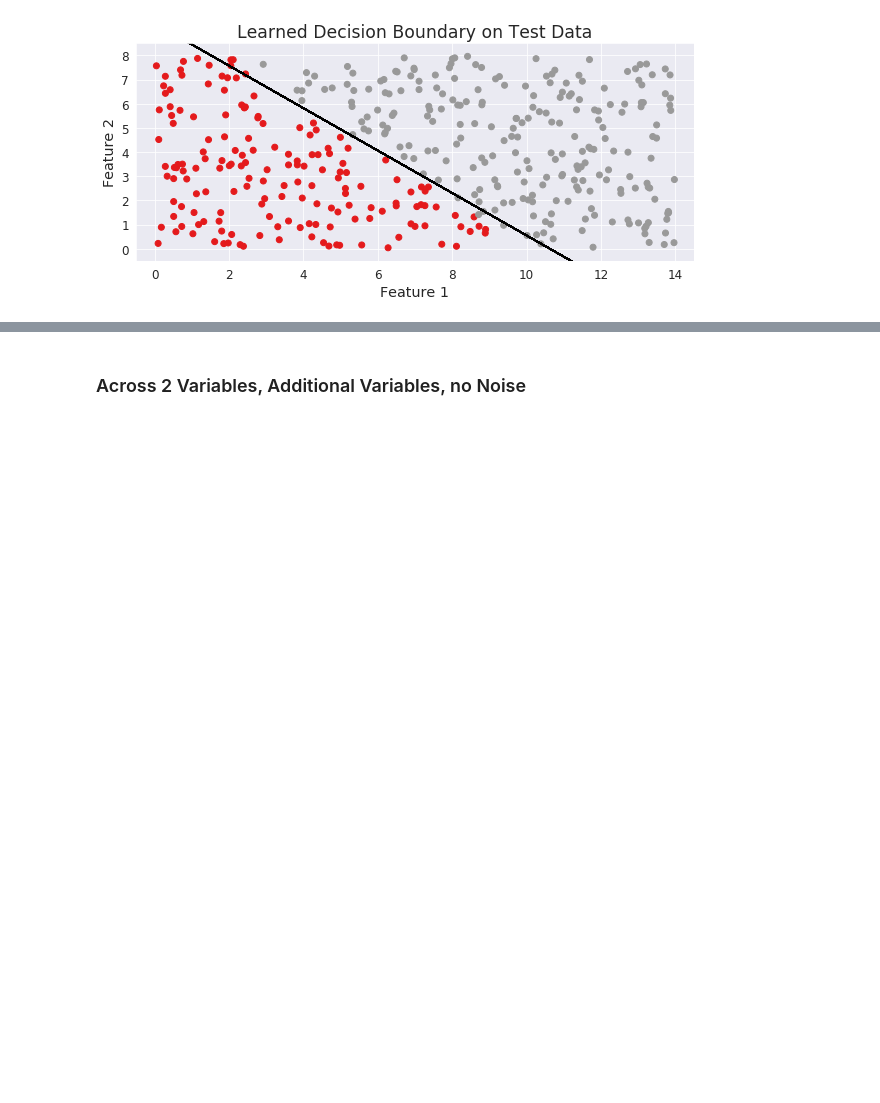
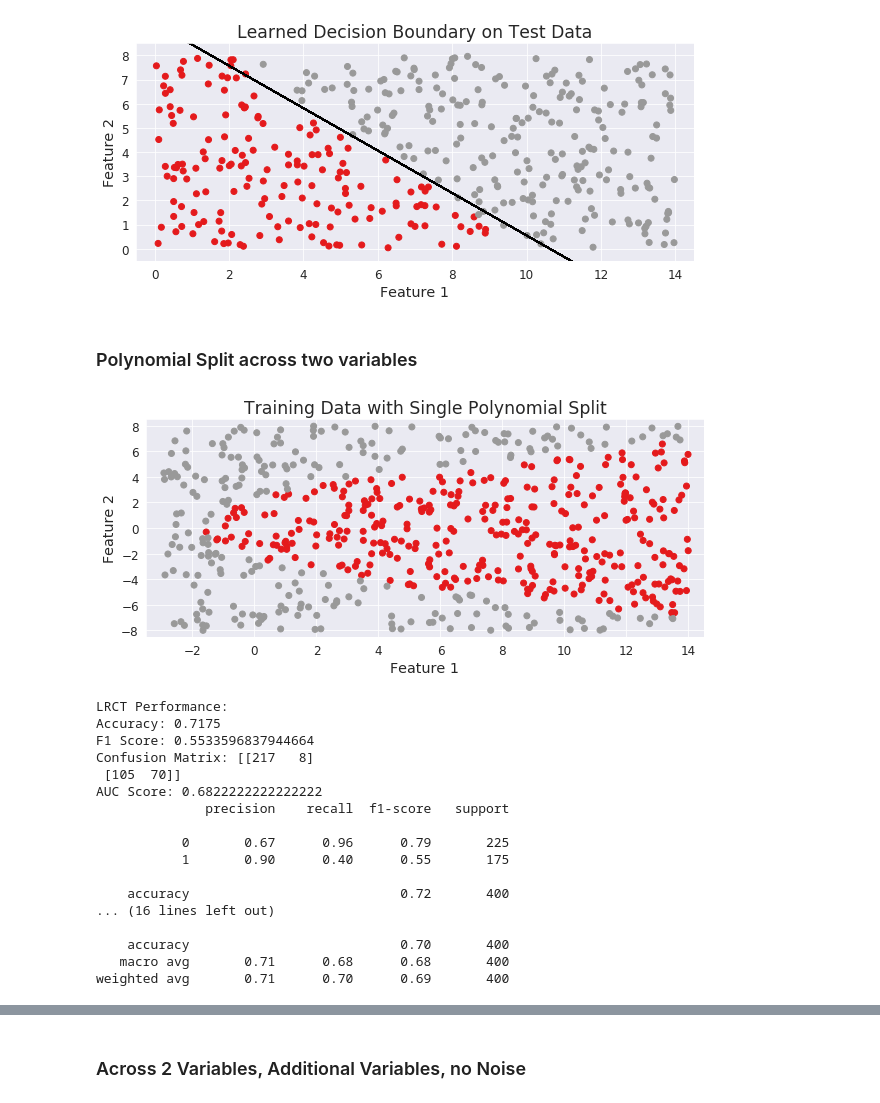
Before and after one commit to jacobrenn/LRCT, a Jupyter notebook: notebooks/LRCT_test.ipynb, the cells around one changed output, grey strips where cells are left out. Saved outputs shown, nothing was run; the diff lists cells and outputs as text; code cells hidden in the pictures; blank space fills up the shorter version.

```diff
--- a/notebooks/LRCT_test.ipynb
+++ b/notebooks/LRCT_test.ipynb
@@ -99,7 +99,8 @@ def run_expt(lrct_params, cart_params, x_train, x_test, y_train, y_test):
     print(f'AUC Score: {cart_auc}')
     print(cart_report)
 
-run_expt({'max_depth' : 1}, {'max_depth' : 1}, x_train, x_test, y_train, y_test)
+    return lrct, cart
+lrct, cart = run_expt({'max_depth' : 1}, {'max_depth' : 1}, x_train, x_test, y_train, y_test)
 # %% [output]
 [figure]
 LRCT Performance:
@@ -143,3 +144,47 @@ plt.savefig('/mnt/c/Users/jwren/Documents/LRCT/linear_split_learned.png')
 plt.show()
 # %% [output]
 [figure]
+# %% [markdown]
+### Polynomial Split across two variables
+# %%
+#Generate the fake data
+np.random.seed(5648)
+two_var_x = np.random.random((1000, 2))
+two_var_x[:, 0] = two_var_x[:, 0] * 17 - 3
+two_var_x[:, 1] = two_var_x[:, 1] * 16 - 8
+df = pd.DataFrame(two_var_x, columns = ['col_0', 'col_1'])
+target = df.apply(lambda row : 1 if row.col_1**2 > 3*row.col_0 + 5 else 0, axis = 1)
+x_train, x_test, y_train, y_test = train_test_split(df, target, test_size = 0.4, random_state = 21)
+
+#Plot the data
+plt.figure(figsize = (10, 4))
+plt.scatter(x_train.col_0, x_train.col_1, c = y_train, cmap = 'Set1')
+plt.title('Training Data with Single Polynomial Split', fontsize = 'xx-large')
+plt.xlabel('Feature 1', fontsize = 'x-large')
+plt.ylabel('Feature 2', fontsize = 'x-large')
+plt.xticks(fontsize = 'large')
+plt.yticks(fontsize = 'large')
+plt.xlim(-3.5, 14.5)
+plt.ylim(-8.5, 8.5)
+plt.savefig('/mnt/c/Users/jwren/Documents/LRCT/poly_split_initial.png')
+plt.show()
+lrct, cart = run_expt({'max_depth' : 1, 'highest_degree' : 2}, {'max_depth' : 1}, x_train, x_test, y_train, y_test)
+# %% [output]
+[figure, added]
+LRCT Performance:
+Accuracy: 0.7175
+F1 Score: 0.5533596837944664
+Confusion Matrix: [[217   8]
+ [105  70]]
+AUC Score: 0.6822222222222222
+              precision    recall  f1-score   support
+
+           0       0.67      0.96      0.79       225
+           1       0.90      0.40      0.55       175
+
+    accuracy                           0.72       400
+... (16 lines left out)
+
+    accuracy                           0.70       400
+   macro avg       0.71      0.68      0.68       400
+weighted avg       0.71      0.70      0.69       400
```
Also changed, not shown: parts of 1 cell of this notebook.
